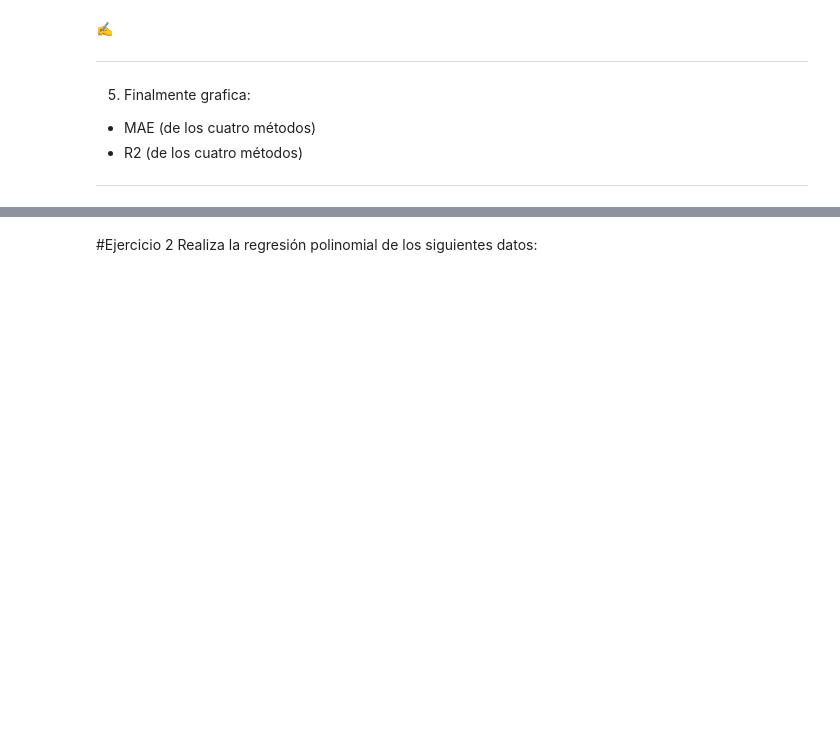
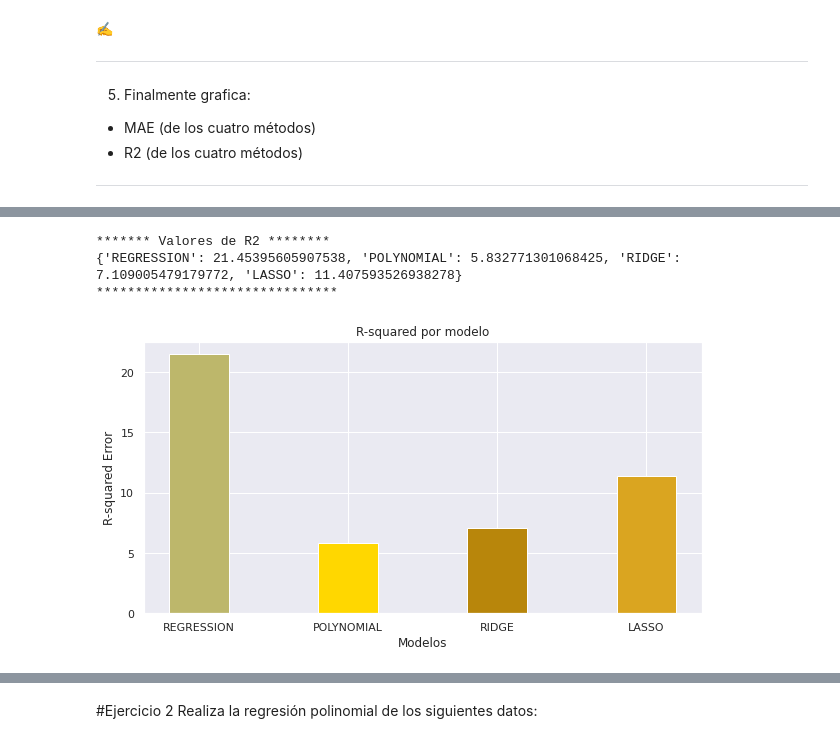
Before and after one commit to PosgradoMNA/actividades-de-aprendizaje-A01793509, a Jupyter notebook: Repaso_Regresiones_Kmeans.A01793509.ipynb, the cells around one changed output, grey strips where cells are left out. Drawn from its saved outputs; the diff is of its cells as text; code cells hidden in the pictures; blank space fills up the shorter version.

```diff
--- a/Repaso_Regresiones_Kmeans.A01793509.ipynb
+++ b/Repaso_Regresiones_Kmeans.A01793509.ipynb
@@ -713,0 +705,34 @@ plt.show()
+# %%
+#Graficamos inicialmente R2 para los cuatro modelos
+
+#Preparamos los datos
+data_R2 = {'REGRESSION': np.sqrt(metrics.mean_squared_error(y_test, y_fit)),
+        'POLYNOMIAL': np.sqrt(metrics.mean_squared_error(y_test, y_new)),
+        'RIDGE': np.sqrt(metrics.mean_squared_error(y_test, y_pred_ridge)),
+        'LASSO': np.sqrt(metrics.mean_squared_error(y_test, y_pred_lasso))}
+#Ajustamos la paleta de colores
+colores_R2={'gold', 'goldenrod', 'darkgoldenrod', 'darkkhaki'}
+
+#Capturamos los valores a enviar al bar plot
+errores_R2 = list(data_R2.keys())
+values_R2 = list(data_R2.values())
+fig = plt.figure(figsize = (10, 5))
+
+#Enviamos los valores al bar plot
+plt.bar(errores_R2, values_R2, color =colores_R2, width = 0.4)
+
+print("")
+print("******* Valores de R2 ********")
+print(data_R2)
+print("*******************************")
+
+#Visualizamos el bar plot
+plt.xlabel("Modelos")
+plt.ylabel("R-squared Error")
+plt.title("R-squared por modelo")
+plt.show()
+# %% [output]
+******* Valores de R2 ********
+{'REGRESSION': 21.45395605907538, 'POLYNOMIAL': 5.832771301068425, 'RIDGE': 7.109005479179772, 'LASSO': 11.407593526938278}
+*******************************
+[figure, added]
```
Also changed, not shown: parts of 10 cells of this notebook.
